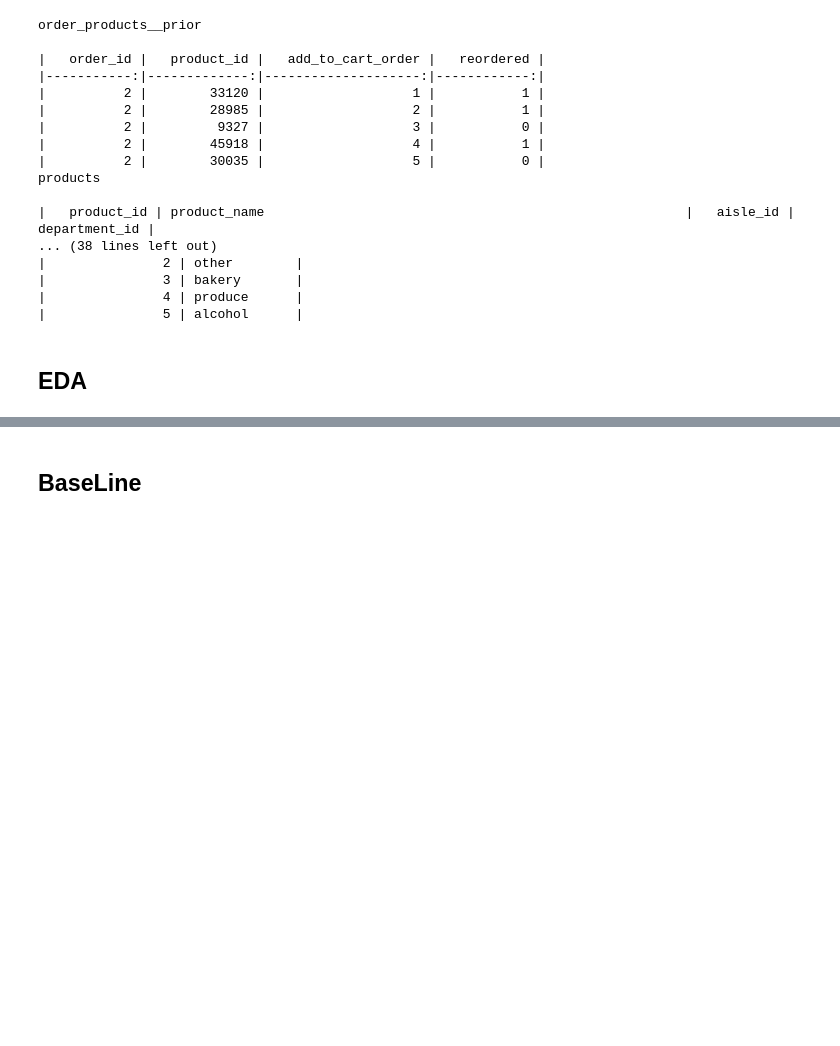
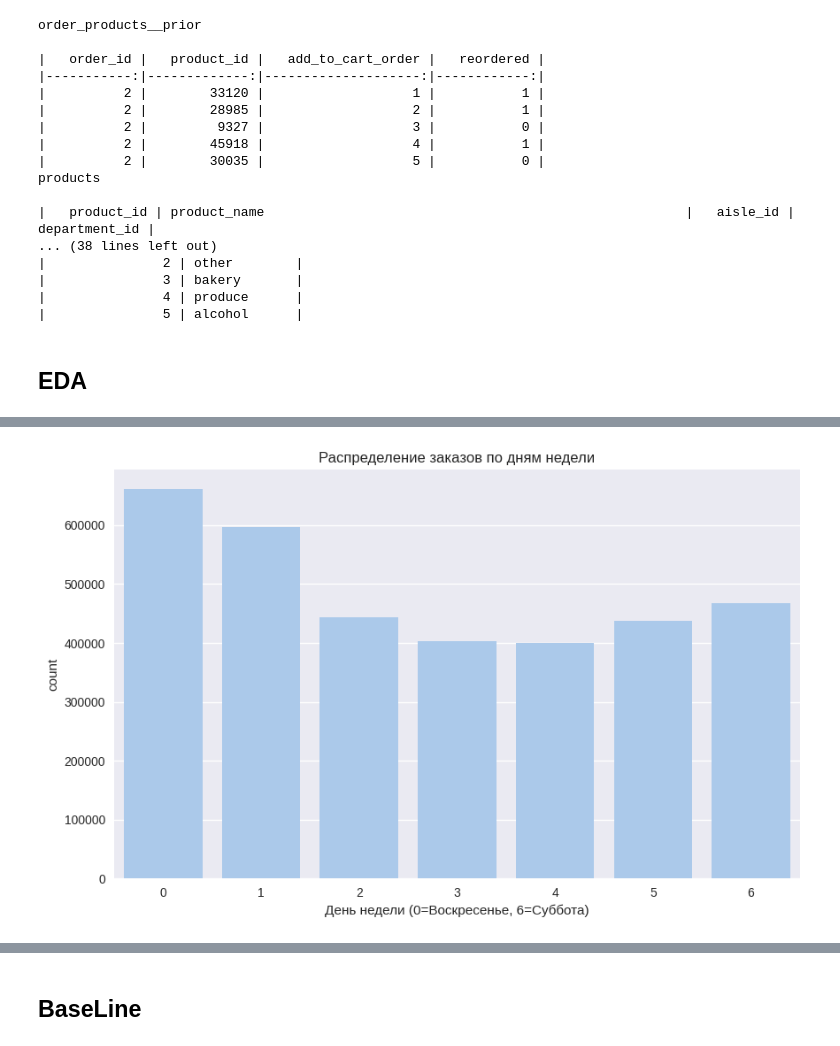
Before and after one commit to dpGorbunov/mfdp, a Jupyter notebook: Урок 4. Формулируем задачу в терминах ML.ipynb, the cells around one changed output, grey strips where cells are left out. Saved outputs shown, nothing was run; the diff lists cells and outputs as text; code cells hidden in the pictures; blank space fills up the shorter version.

```diff
--- a/Урок 4. Формулируем задачу в терминах ML.ipynb
+++ b/Урок 4. Формулируем задачу в терминах ML.ipynb
@@ -272,12 +217,19 @@ products
 # %% [markdown]
 ## EDA
 # %%
+# Импорт необходимых библиотек
+import pandas as pd
 import numpy as np
 import matplotlib.pyplot as plt
 import seaborn as sns
 from matplotlib.ticker import PercentFormatter
 
-# Инициализация стиля графиков
-plt.style.use('seaborn-v0_8')
-sns.set_palette("husl")
+# Настройка визуализаций
+plt.style.use('seaborn-v0_8')  # Новое название стиля для современных версий
+
+
+sns.set_palette("pastel")
+plt.rcParams['figure.figsize'] = (12, 6)
+plt.rcParams['figure.dpi'] = 100
+plt.rcParams['font.size'] = 12
 # %%
@@ -333,0 +310,10 @@ plt.show()
+# %%
+# 4. Анализ временных параметров заказов
+# Распределение дней недели
+plt.figure(figsize=(10, 6))
+ax = sns.countplot(x='order_dow', data=df)
+ax.set_title('Распределение заказов по дням недели')
+ax.set_xlabel('День недели (0=Воскресенье, 6=Суббота)')
+plt.show()
+# %% [output]
+[figure, added]
```
Also changed, not shown: parts of 57 cells of this notebook, 1 other file.
